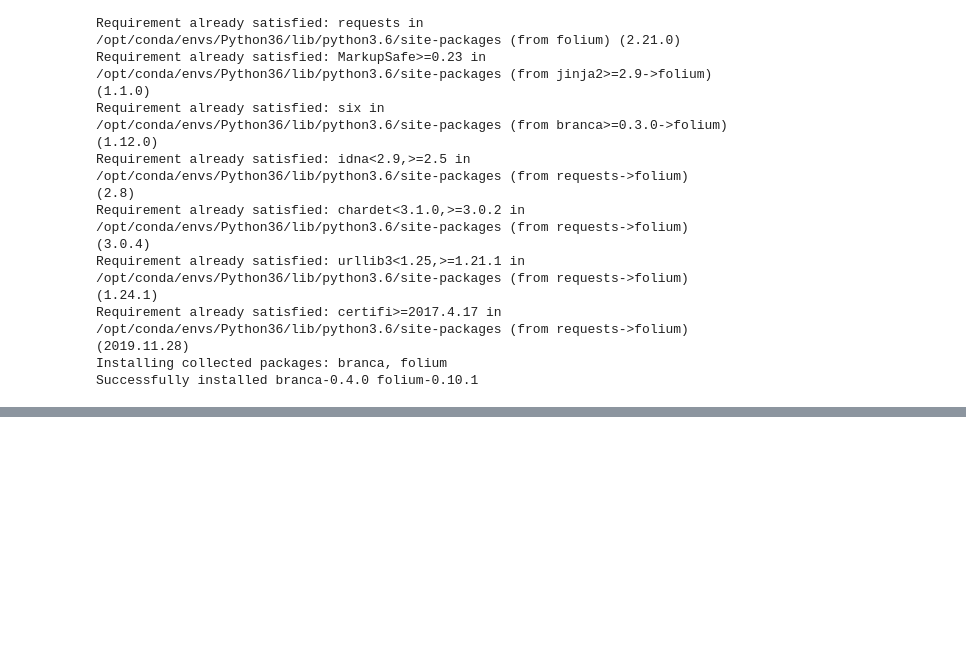
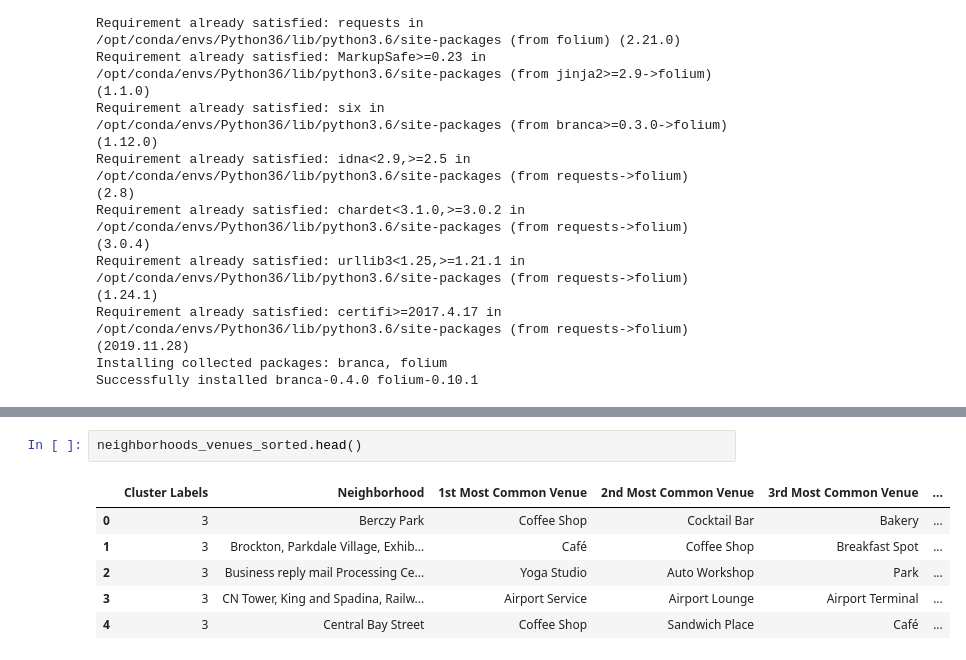
Before and after one commit to hkeylani/coursera-capstone-project, a Jupyter notebook: Capstone Project.ipynb, the cells around one changed output, grey strips where cells are left out. Drawn from its saved outputs; the diff is of its cells as text; blank space fills up the shorter version.

Commit message:
Published from Watson Studio.

```diff
--- a/Capstone Project.ipynb
+++ b/Capstone Project.ipynb
@@ -313,0 +331,9 @@ Successfully installed branca-0.4.0 folium-0.10.1
+# %%
+neighborhoods_venues_sorted.head()
+# %% [output]
+|  | Cluster Labels | Neighborhood | 1st Most Common Venue | 2nd Most Common Venue | 3rd Most Common Venue | ... |
+| 0 | 3 | Berczy Park | Coffee Shop | Cocktail Bar | Bakery | ... |
+| 1 | 3 | Brockton, Parkdale Village, Exhib... | Café | Coffee Shop | Breakfast Spot | ... |
+| 2 | 3 | Business reply mail Processing Ce... | Yoga Studio | Auto Workshop | Park | ... |
+| 3 | 3 | CN Tower, King and Spadina, Railw... | Airport Service | Airport Lounge | Airport Terminal | ... |
+| 4 | 3 | Central Bay Street | Coffee Shop | Sandwich Place | Café | ... |
```
Also changed, not shown: parts of 4 cells of this notebook.
